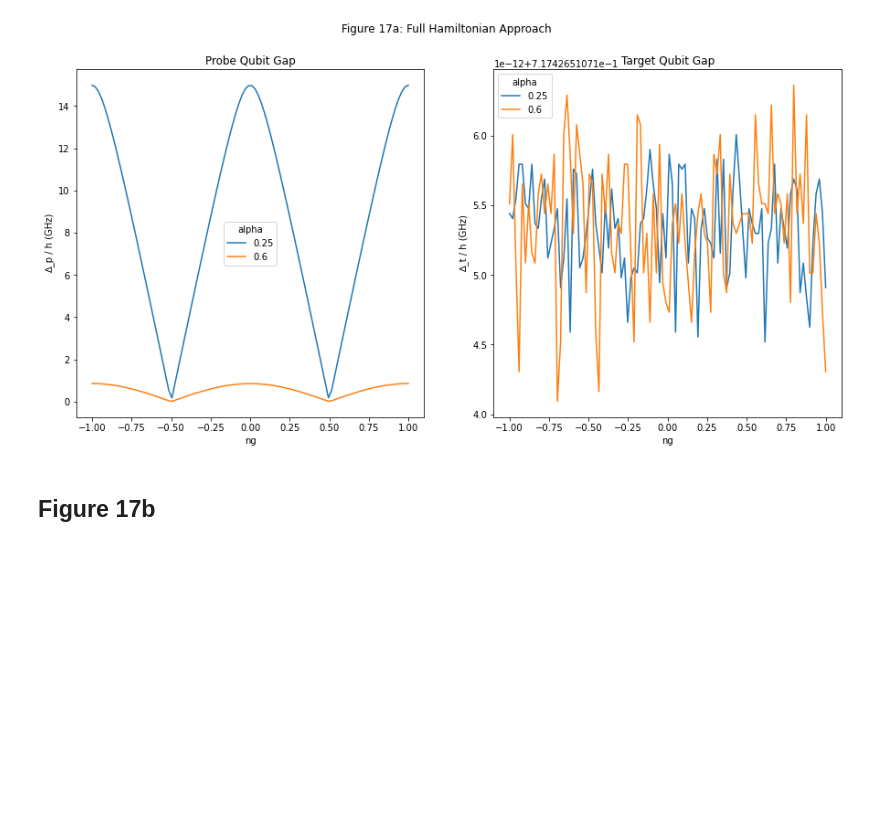
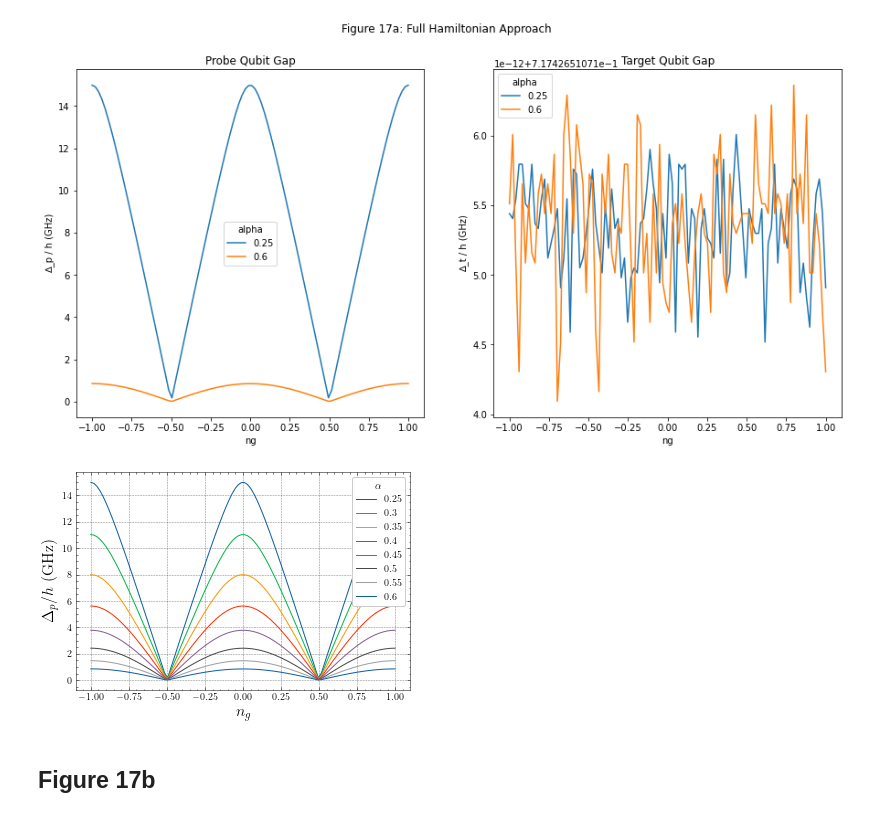
Before and after one commit to Dan5762/Transmon-Project, a Jupyter notebook: CM - Direct Coupling.ipynb, the cells around one changed output. Saved outputs shown, nothing was run; the diff lists cells and outputs as text; code cells hidden in the pictures; blank space fills up the shorter version.

```diff
--- a/CM - Direct Coupling.ipynb
+++ b/CM - Direct Coupling.ipynb
@@ -595,6 +557,21 @@ ax2.set_ylabel('∆_t / h (GHz)')
 plt.show()
 # %% [output]
 [figure]
+# %%
+pparam = dict(xlabel='$n_g$', ylabel='$\Delta_p / h$ (GHz)')
+
+with plt.style.context(['science', 'grid']):
+    fig, ax = plt.subplots(figsize=(6,4))
+    for alpha in fig17a_data_p.keys():
+        ax.plot(fig17a_ngs, [np.abs(delta) * 1e-9 / h for delta in fig17a_data_p[alpha]], label=round(alpha,2))
+    ax.legend(title='$\\alpha$')
+    ax.set(**pparam)
+    ax.xaxis.label.set_size(16)
+    ax.yaxis.label.set_size(16)
+    fig.savefig('figures/Direct Coupling/Delta wrt alpha ng.png', dpi=300)
+    plt.show()
+# %% [output]
+[figure, added]
 # %% [markdown]
 ## Figure 17b
 # %%
```
Also changed, not shown: parts of 28 cells of this notebook, 26 other files.
